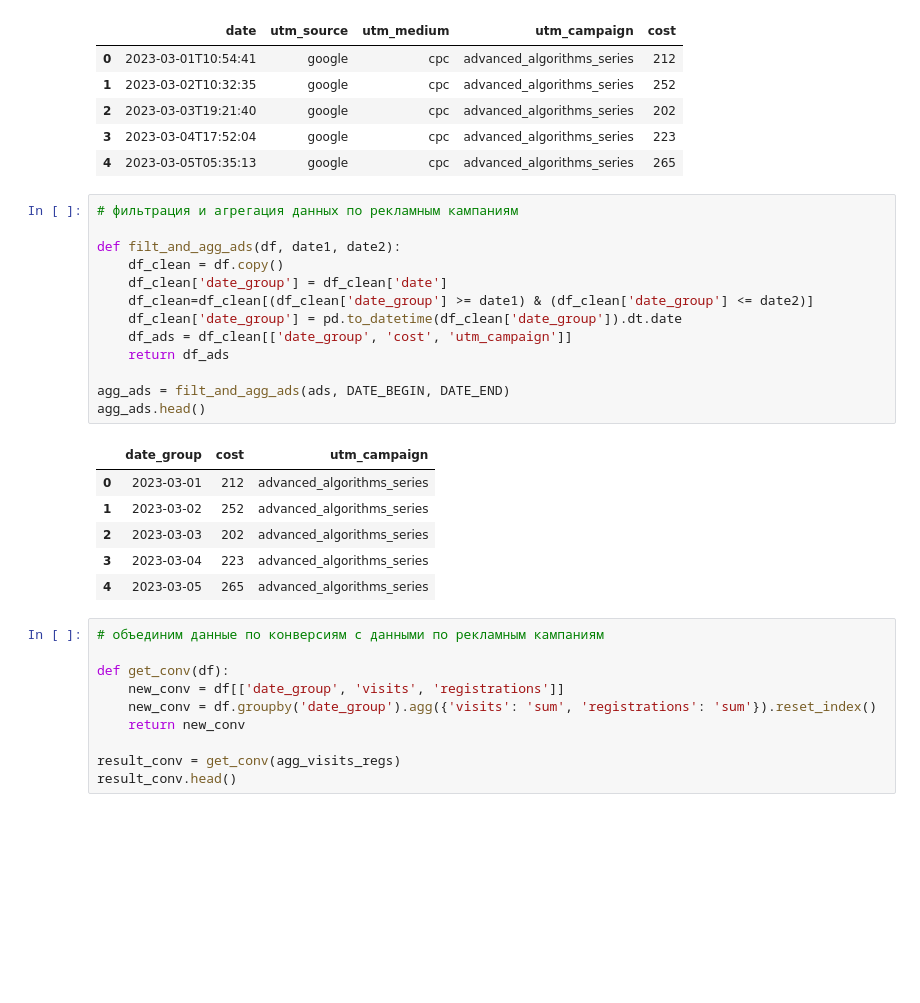
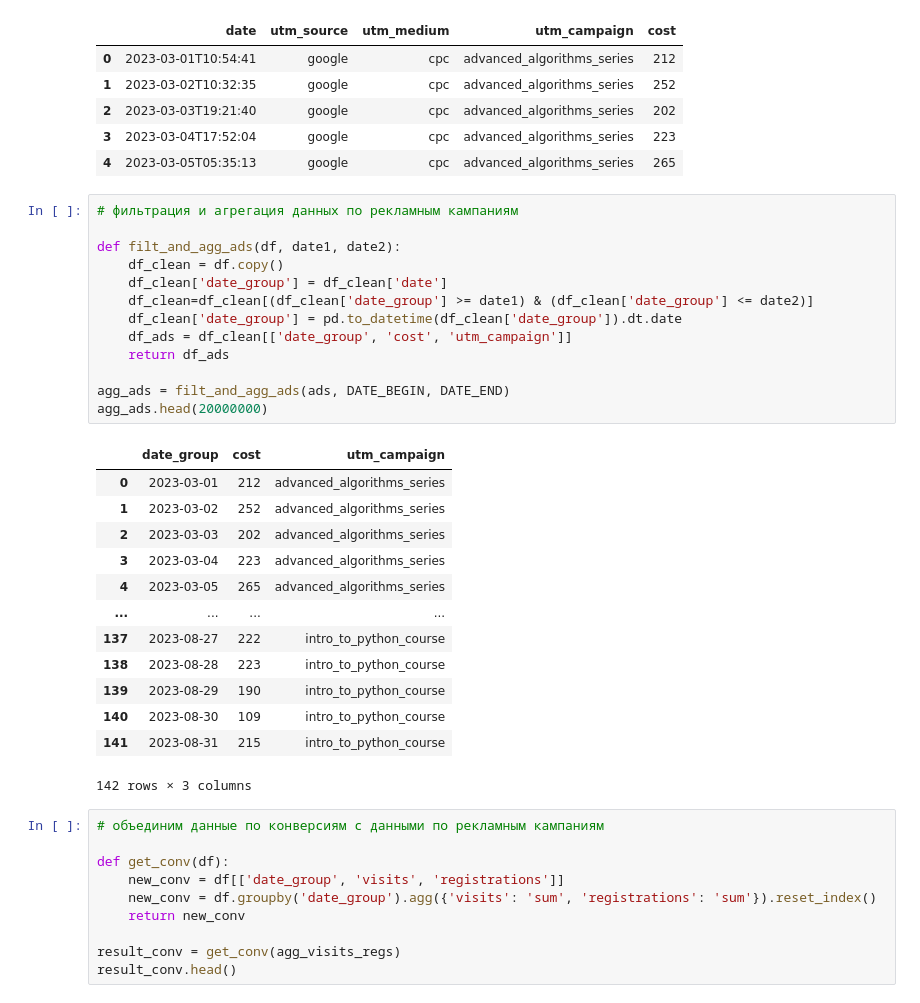
Before and after one commit to vishnevoe/data-analytics-project-100, a Jupyter notebook: charts_project.ipynb, the cells around one changed output. Drawn from its saved outputs; the diff is of its cells as text; blank space fills up the shorter version.

```diff
--- a/charts_project.ipynb
+++ b/charts_project.ipynb
@@ -146,23 +146,30 @@ ads.head()
 # %%
 # фильтрация и агрегация данных по рекламным кампаниям
 
 def filt_and_agg_ads(df, date1, date2):
     df_clean = df.copy()
     df_clean['date_group'] = df_clean['date']
     df_clean=df_clean[(df_clean['date_group'] >= date1) & (df_clean['date_group'] <= date2)]
     df_clean['date_group'] = pd.to_datetime(df_clean['date_group']).dt.date
     df_ads = df_clean[['date_group', 'cost', 'utm_campaign']]
     return df_ads
 
 agg_ads = filt_and_agg_ads(ads, DATE_BEGIN, DATE_END)
-agg_ads.head()
+agg_ads.head(20000000)
 # %% [output]
 |  | date_group | cost | utm_campaign |
 | 0 | 2023-03-01 | 212 | advanced_algorithms_series |
 | 1 | 2023-03-02 | 252 | advanced_algorithms_series |
 | 2 | 2023-03-03 | 202 | advanced_algorithms_series |
 | 3 | 2023-03-04 | 223 | advanced_algorithms_series |
 | 4 | 2023-03-05 | 265 | advanced_algorithms_series |
+| ... | ... | ... | ... |
+| 137 | 2023-08-27 | 222 | intro_to_python_course |
+| 138 | 2023-08-28 | 223 | intro_to_python_course |
+| 139 | 2023-08-29 | 190 | intro_to_python_course |
+| 140 | 2023-08-30 | 109 | intro_to_python_course |
+| 141 | 2023-08-31 | 215 | intro_to_python_course |
+142 rows × 3 columns
 # %%
 # объединим данные по конверсиям с данными по рекламным кампаниям
 
```
Also changed, not shown: parts of 1 cell of this notebook.
